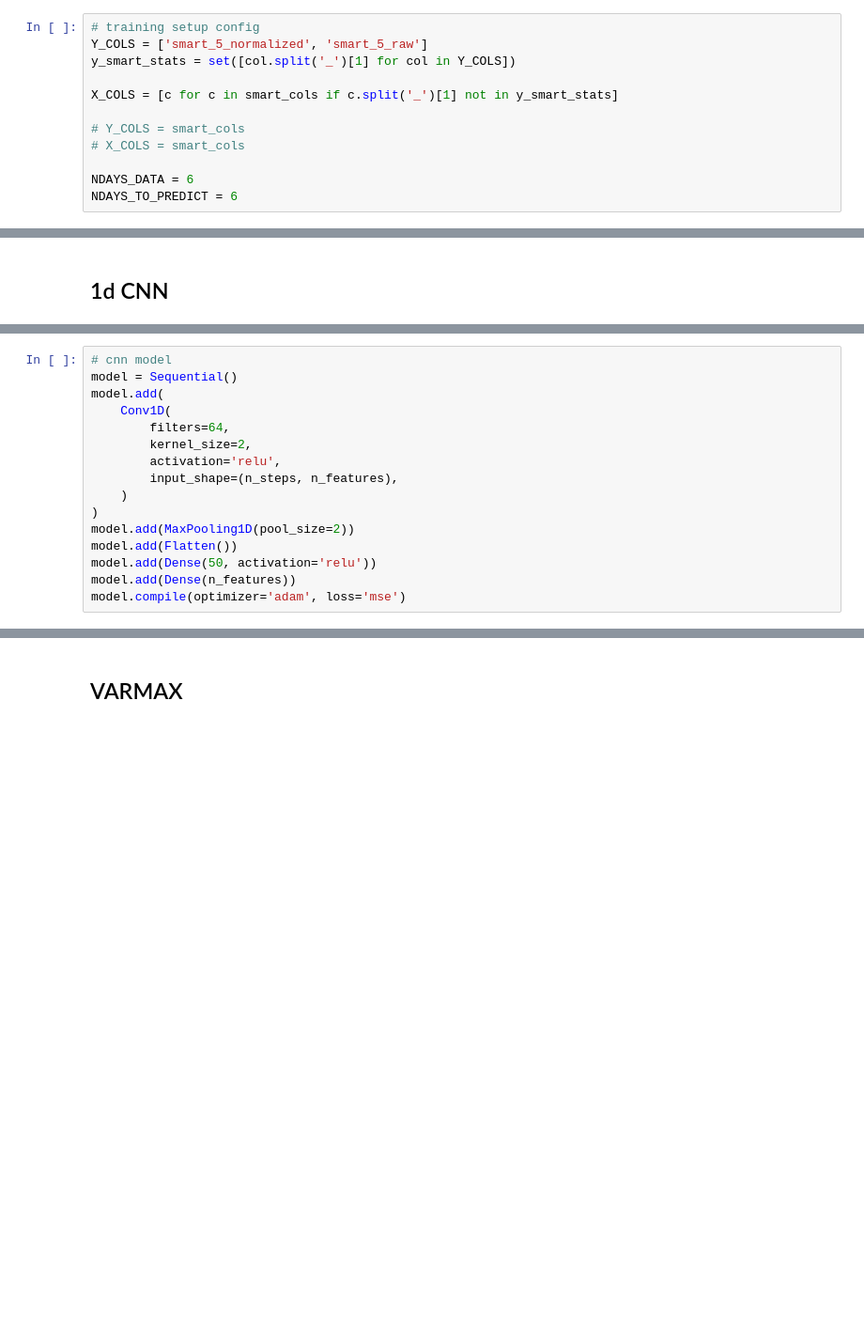
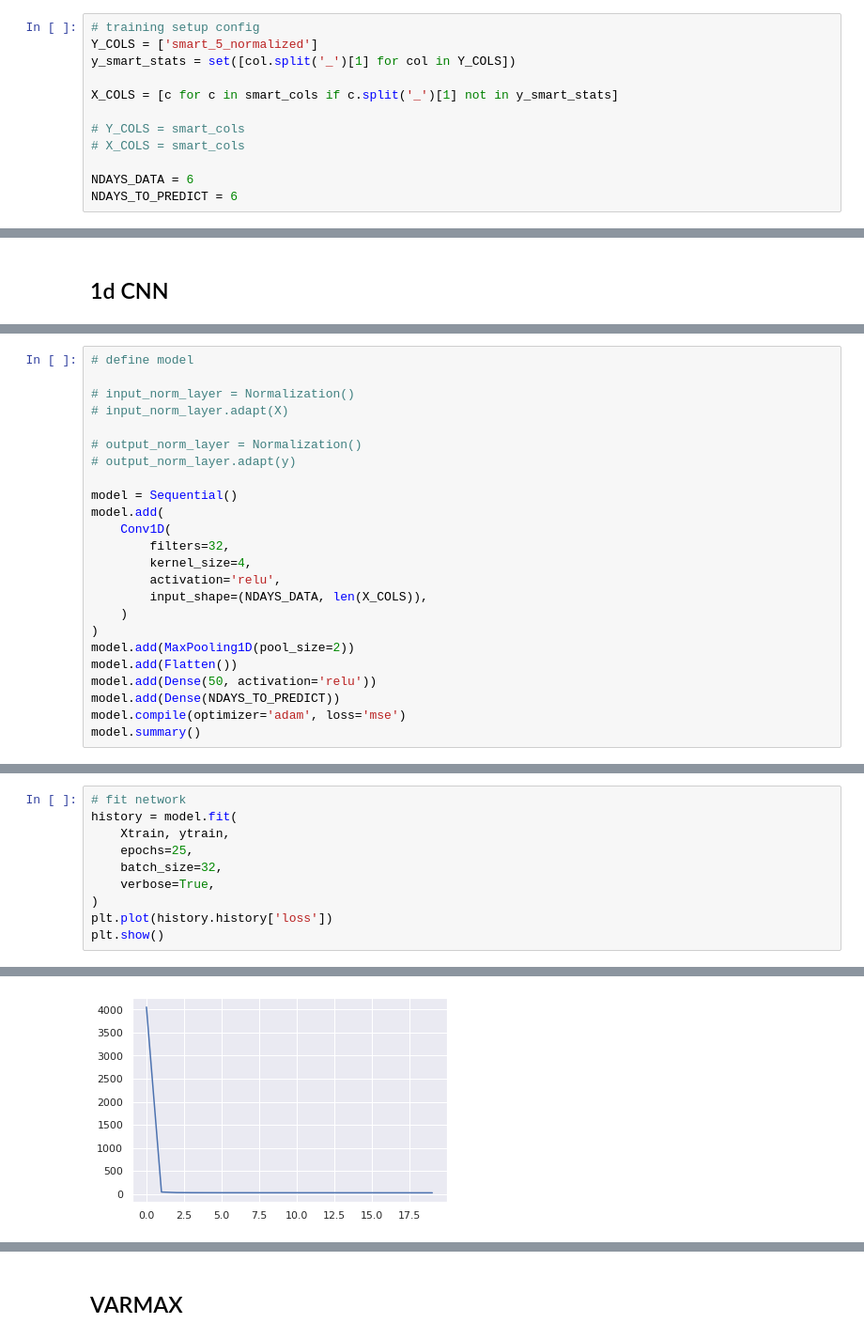
Before and after one commit to aicoe-aiops/ceph_drive_failure, a Jupyter notebook: notebooks/experimental/multivar_forecast_smart_metrics.ipynb, the cells around one changed output, grey strips where cells are left out. Shown: that part at 94% size. Cells and saved outputs as stored; diff of their text form; blank space fills up the shorter version.

```diff
--- a/notebooks/experimental/multivar_forecast_smart_metrics.ipynb
+++ b/notebooks/experimental/multivar_forecast_smart_metrics.ipynb
@@ -44,7 +47,7 @@ smart_cols = [f'smart_{i}_raw' for i in smart_stats_to_keep]
 smart_cols += [f'smart_{i}_normalized' for i in smart_stats_to_keep]
 # %%
 # training setup config
-Y_COLS = ['smart_5_normalized', 'smart_5_raw']
+Y_COLS = ['smart_5_normalized']
 y_smart_stats = set([col.split('_')[1] for col in Y_COLS])
 
 X_COLS = [c for c in smart_cols if c.split('_')[1] not in y_smart_stats]
@@ -107,16 +152,24 @@ X[-1], y[-1]
 # %%
-# cnn model
+# define model
+
+# input_norm_layer = Normalization()
+# input_norm_layer.adapt(X)
+
+# output_norm_layer = Normalization()
+# output_norm_layer.adapt(y)
+
 model = Sequential()
 model.add(
     Conv1D(
-        filters=64,
-        kernel_size=2,
+        filters=32,
+        kernel_size=4,
         activation='relu',
-        input_shape=(n_steps, n_features),
+        input_shape=(NDAYS_DATA, len(X_COLS)),
     )
 )
 model.add(MaxPooling1D(pool_size=2))
 model.add(Flatten())
 model.add(Dense(50, activation='relu'))
-model.add(Dense(n_features))
+model.add(Dense(NDAYS_TO_PREDICT))
 model.compile(optimizer='adam', loss='mse')
+model.summary()
@@ -122,0 +195,11 @@ model.compile(optimizer='adam', loss='mse')
+# %%
+# fit network
+history = model.fit(
+    Xtrain, ytrain,
+    epochs=25,
+    batch_size=32,
+    verbose=True,
+)
+plt.plot(history.history['loss'])
+plt.show()
+# %% [output]
@@ -122,0 +223 @@ model.compile(optimizer='adam', loss='mse')
+[figure, added]
```
Also changed, not shown: parts of 15 cells of this notebook.
